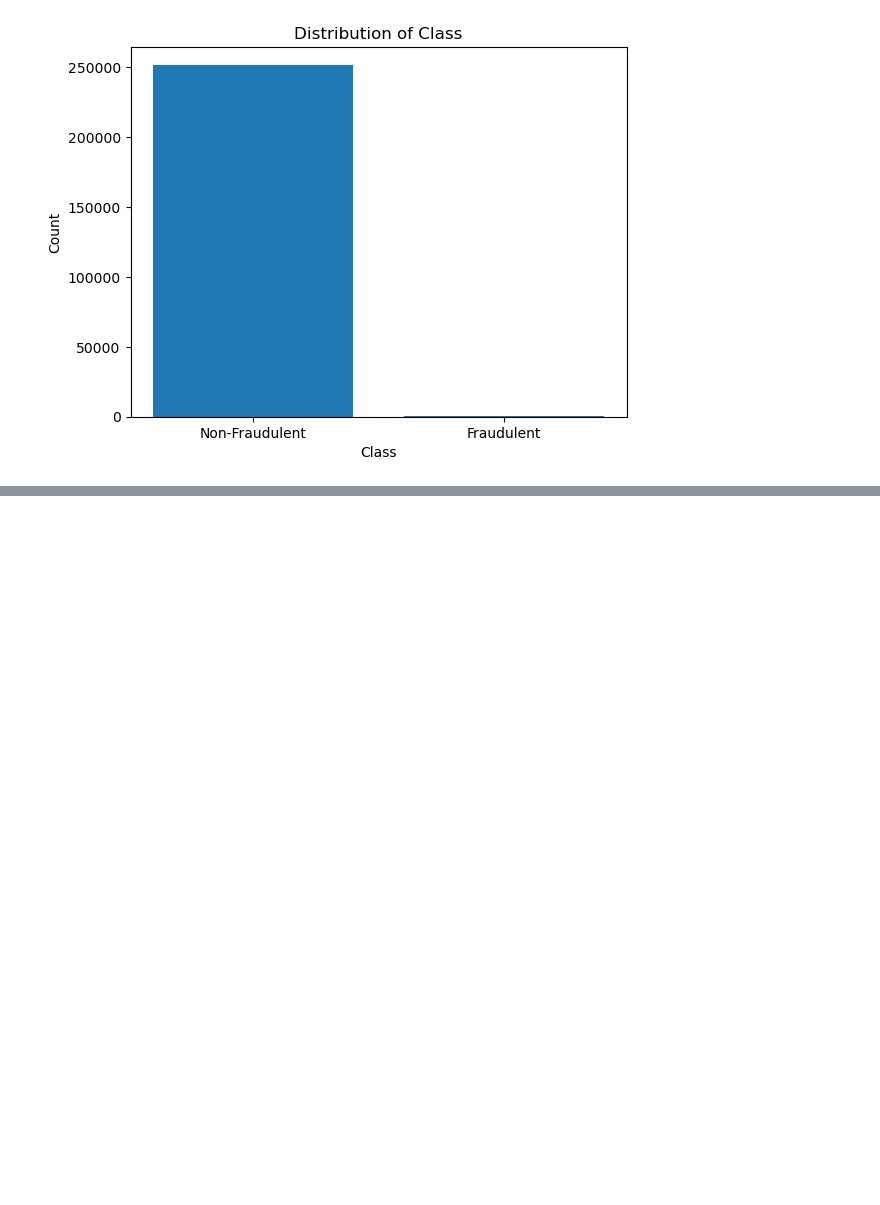
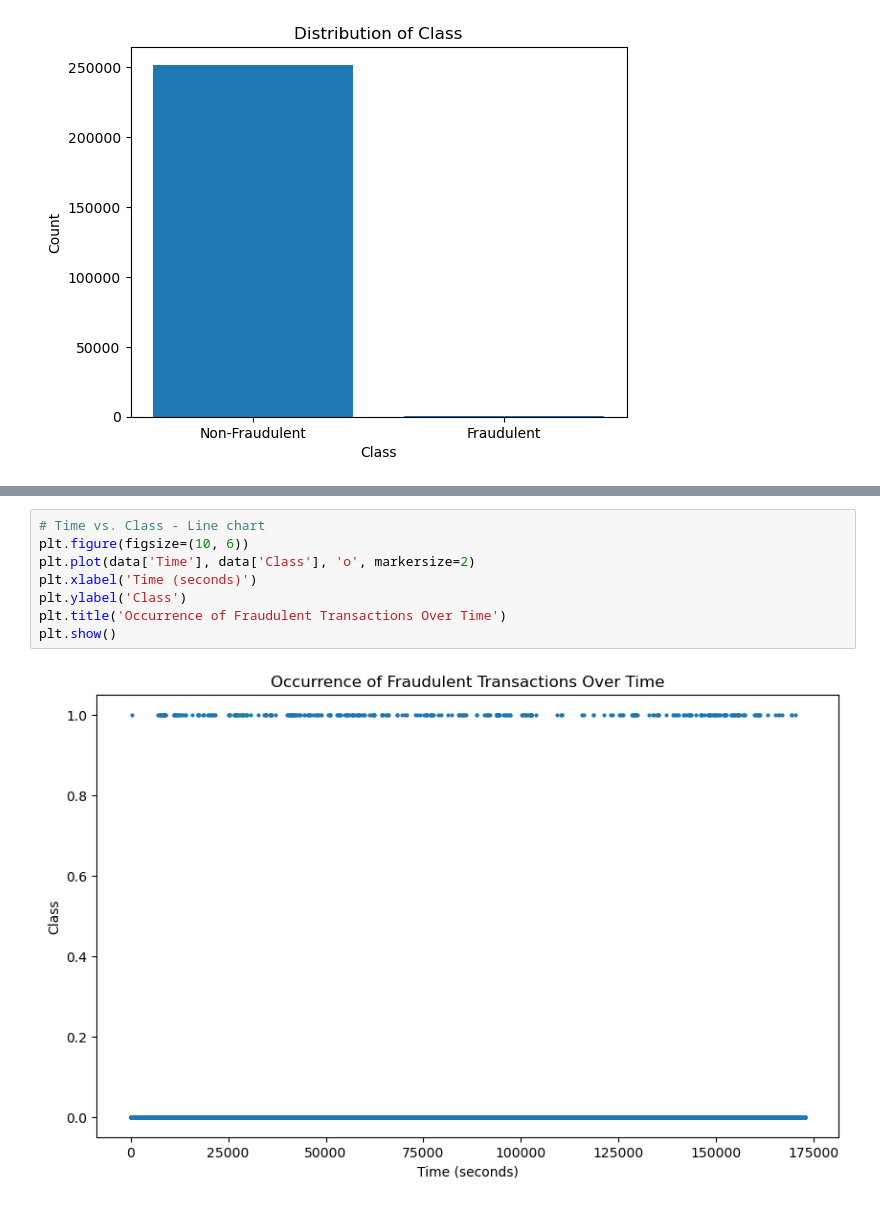
Before and after one commit to jodahe1/Adey-Innovations-Inc, a Jupyter notebook: CreaditDataCleaning.ipynb, the cells around one changed output, grey strips where cells are left out. Drawn from its saved outputs; the diff is of its cells as text; blank space fills up the shorter version.

```diff
--- a/CreaditDataCleaning.ipynb
+++ b/CreaditDataCleaning.ipynb
@@ -131,0 +159,10 @@ plt.show()
+# %%
+# Time vs. Class - Line chart
+plt.figure(figsize=(10, 6))
+plt.plot(data['Time'], data['Class'], 'o', markersize=2)
+plt.xlabel('Time (seconds)')
+plt.ylabel('Class')
+plt.title('Occurrence of Fraudulent Transactions Over Time')
+plt.show()
+# %% [output]
+[figure, added]
```
Also changed, not shown: parts of 3 cells of this notebook.
